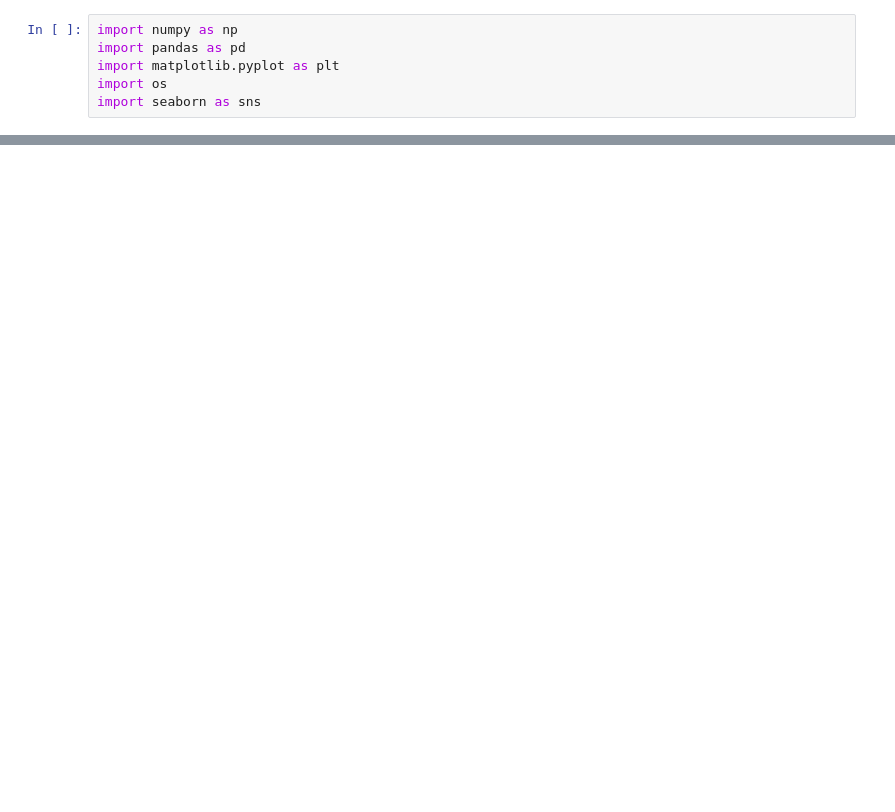
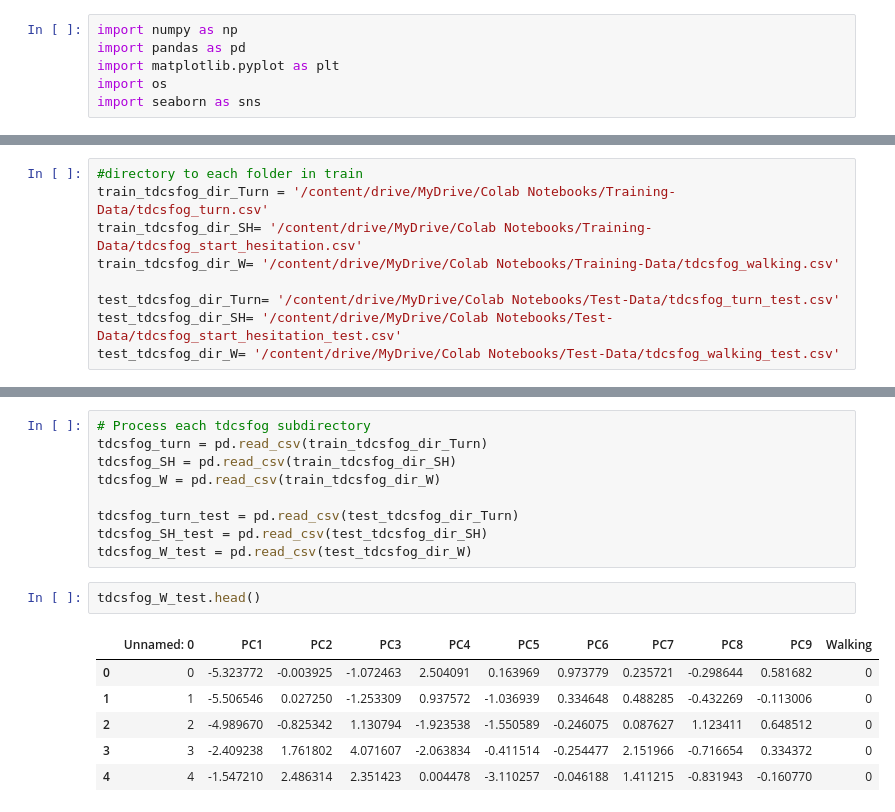
Before and after one commit to EmilyCarroll-del/Predicting-Freezing-of-Gait-in-Parkinson-s-Disease-Using-ML, a Jupyter notebook: Random_Forest.ipynb, the cells around one changed output, grey strips where cells are left out. Saved outputs shown, nothing was run; the diff lists cells and outputs as text; blank space fills up the shorter version.

```diff
--- a/Random_Forest.ipynb
+++ b/Random_Forest.ipynb
@@ -265,0 +36,9 @@ AUC of the RF model with 50 estimators is 0.843
+# %%
+#directory to each folder in train
+train_tdcsfog_dir_Turn = '/content/drive/MyDrive/Colab Notebooks/Training-Data/tdcsfog_turn.csv'
+train_tdcsfog_dir_SH= '/content/drive/MyDrive/Colab Notebooks/Training-Data/tdcsfog_start_hesitation.csv'
+train_tdcsfog_dir_W= '/content/drive/MyDrive/Colab Notebooks/Training-Data/tdcsfog_walking.csv'
+
+test_tdcsfog_dir_Turn= '/content/drive/MyDrive/Colab Notebooks/Test-Data/tdcsfog_turn_test.csv'
+test_tdcsfog_dir_SH= '/content/drive/MyDrive/Colab Notebooks/Test-Data/tdcsfog_start_hesitation_test.csv'
+test_tdcsfog_dir_W= '/content/drive/MyDrive/Colab Notebooks/Test-Data/tdcsfog_walking_test.csv'
@@ -265,0 +54,18 @@ AUC of the RF model with 50 estimators is 0.843
+# %%
+# Process each tdcsfog subdirectory
+tdcsfog_turn = pd.read_csv(train_tdcsfog_dir_Turn)
+tdcsfog_SH = pd.read_csv(train_tdcsfog_dir_SH)
+tdcsfog_W = pd.read_csv(train_tdcsfog_dir_W)
+
+tdcsfog_turn_test = pd.read_csv(test_tdcsfog_dir_Turn)
+tdcsfog_SH_test = pd.read_csv(test_tdcsfog_dir_SH)
+tdcsfog_W_test = pd.read_csv(test_tdcsfog_dir_W)
+# %%
+tdcsfog_W_test.head()
+# %% [output]
+|  | Unnamed: 0 | PC1 | PC2 | PC3 | PC4 | PC5 | PC6 | PC7 | PC8 | PC9 | Walking |
+| 0 | 0 | -5.323772 | -0.003925 | -1.072463 | 2.504091 | 0.163969 | 0.973779 | 0.235721 | -0.298644 | 0.581682 | 0 |
+| 1 | 1 | -5.506546 | 0.027250 | -1.253309 | 0.937572 | -1.036939 | 0.334648 | 0.488285 | -0.432269 | -0.113006 | 0 |
+| 2 | 2 | -4.989670 | -0.825342 | 1.130794 | -1.923538 | -1.550589 | -0.246075 | 0.087627 | 1.123411 | 0.648512 | 0 |
+| 3 | 3 | -2.409238 | 1.761802 | 4.071607 | -2.063834 | -0.411514 | -0.254477 | 2.151966 | -0.716654 | 0.334372 | 0 |
+| 4 | 4 | -1.547210 | 2.486314 | 2.351423 | 0.004478 | -3.110257 | -0.046188 | 1.411215 | -0.831943 | -0.160770 | 0 |
```
Also changed, not shown: parts of 59 cells of this notebook.
